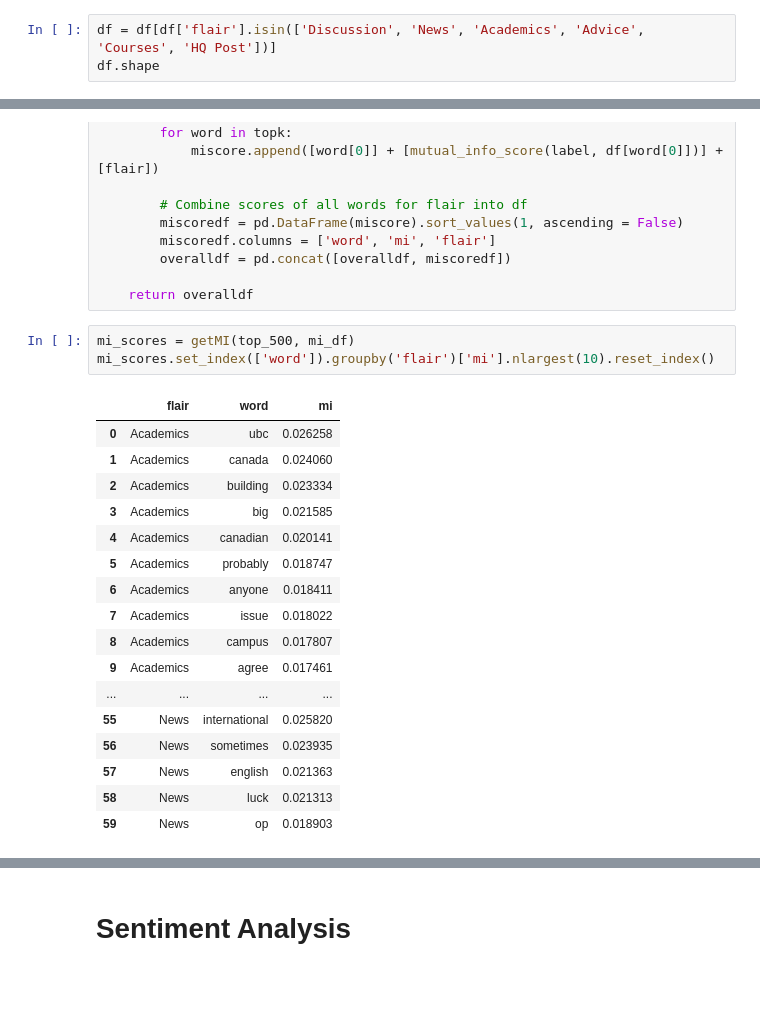
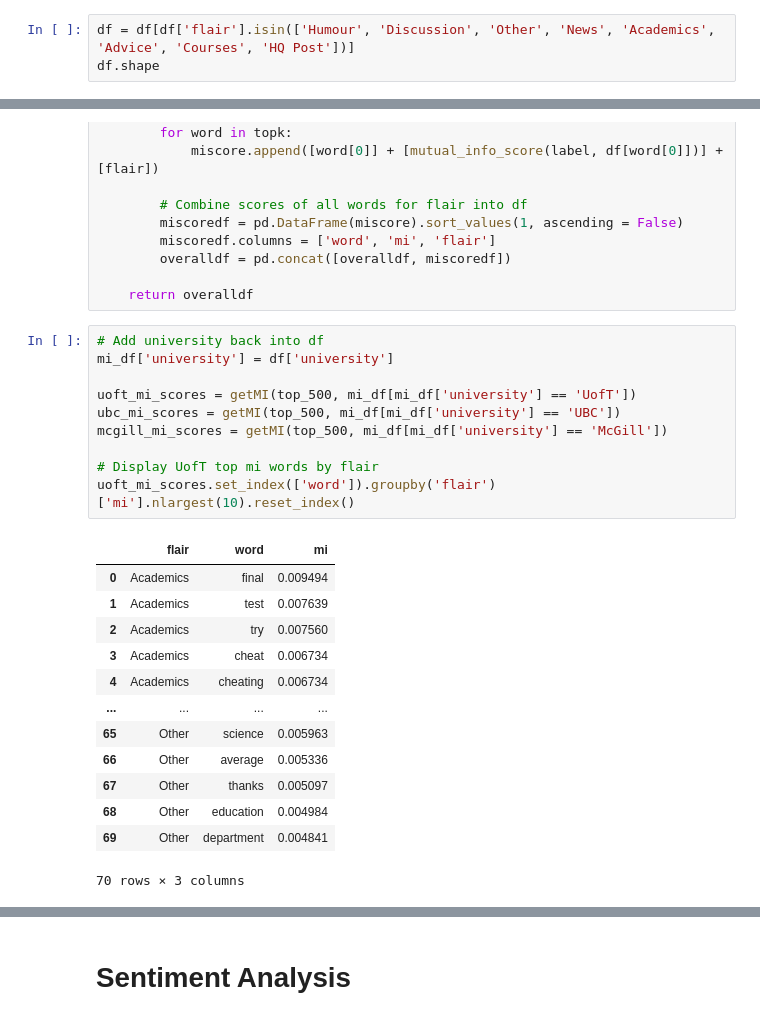
Before and after one commit to grace-ylin/uni-sentiment-analysis, a Jupyter notebook: data-collection/flairs.ipynb, the cells around one changed output, grey strips where cells are left out. Saved outputs shown, nothing was run; the diff lists cells and outputs as text; blank space fills up the shorter version.

```diff
--- a/data-collection/flairs.ipynb
+++ b/data-collection/flairs.ipynb
@@ -50,6 +52,6 @@ Courses               22
 HQ Post               21
 Name: count, dtype: int64
 # %%
-df = df[df['flair'].isin(['Discussion', 'News', 'Academics', 'Advice', 'Courses', 'HQ Post'])]
+df = df[df['flair'].isin(['Humour', 'Discussion', 'Other', 'News', 'Academics', 'Advice', 'Courses', 'HQ Post'])]
 df.shape
 # %% [output]
@@ -224,23 +230,26 @@ def getMI(topk, df, label_column = 'flair'):
 
     return overalldf
 # %%
-mi_scores = getMI(top_500, mi_df)
-mi_scores.set_index(['word']).groupby('flair')['mi'].nlargest(10).reset_index()
+# Add university back into df
+mi_df['university'] = df['university']
+
+uoft_mi_scores = getMI(top_500, mi_df[mi_df['university'] == 'UofT'])
+ubc_mi_scores = getMI(top_500, mi_df[mi_df['university'] == 'UBC'])
+mcgill_mi_scores = getMI(top_500, mi_df[mi_df['university'] == 'McGill'])
+
+# Display UofT top mi words by flair
+uoft_mi_scores.set_index(['word']).groupby('flair')['mi'].nlargest(10).reset_index()
 # %% [output]
 |  | flair | word | mi |
-| 0 | Academics | ubc | 0.026258 |
-| 1 | Academics | canada | 0.024060 |
-| 2 | Academics | building | 0.023334 |
-| 3 | Academics | big | 0.021585 |
-| 4 | Academics | canadian | 0.020141 |
-| 5 | Academics | probably | 0.018747 |
-| 6 | Academics | anyone | 0.018411 |
-| 7 | Academics | issue | 0.018022 |
-| 8 | Academics | campus | 0.017807 |
-| 9 | Academics | agree | 0.017461 |
+| 0 | Academics | final | 0.009494 |
+| 1 | Academics | test | 0.007639 |
+| 2 | Academics | try | 0.007560 |
+| 3 | Academics | cheat | 0.006734 |
+| 4 | Academics | cheating | 0.006734 |
 | ... | ... | ... | ... |
-| 55 | News | international | 0.025820 |
-| 56 | News | sometimes | 0.023935 |
-| 57 | News | english | 0.021363 |
-| 58 | News | luck | 0.021313 |
-| 59 | News | op | 0.018903 |
+| 65 | Other | science | 0.005963 |
+| 66 | Other | average | 0.005336 |
+| 67 | Other | thanks | 0.005097 |
+| 68 | Other | education | 0.004984 |
+| 69 | Other | department | 0.004841 |
+70 rows × 3 columns
```
Also changed, not shown: parts of 13 cells of this notebook.
